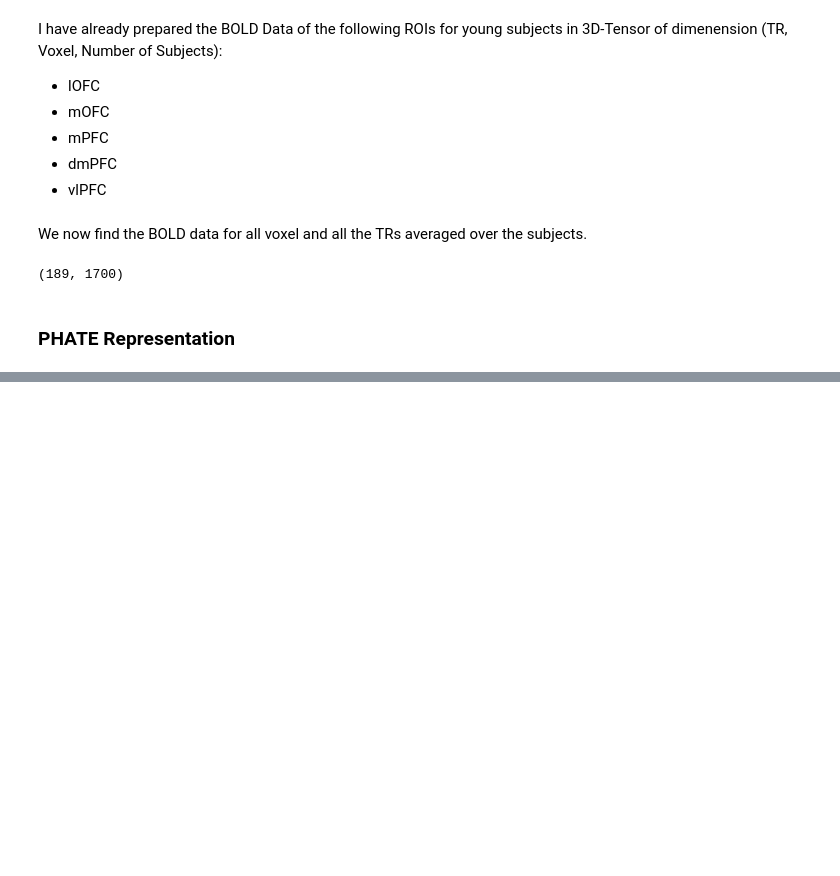
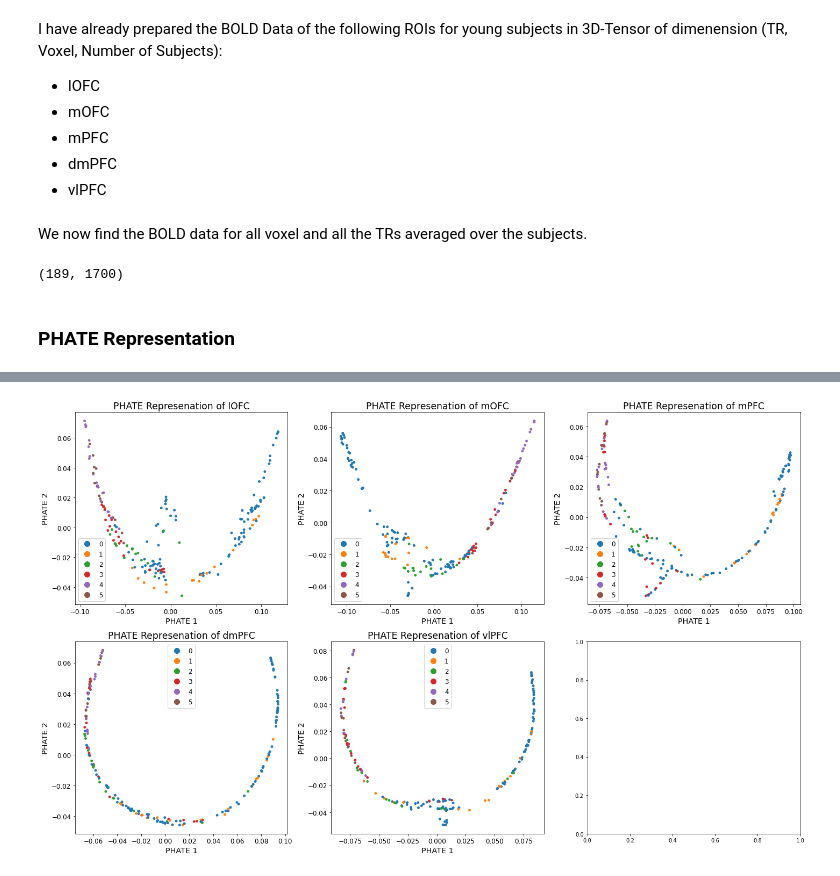
Before and after one commit to RishiDarkDevil/Neural-Uncertainty-Representation, a Jupyter notebook: PHATE_YOUNG.ipynb, the cells around one changed output, grey strips where cells are left out. Drawn from its saved outputs; the diff is of its cells as text; code cells hidden in the pictures; blank space fills up the shorter version.

```diff
--- a/PHATE_YOUNG.ipynb
+++ b/PHATE_YOUNG.ipynb
@@ -91,0 +77,9 @@ scp.plot.scatter2d?
+# %%
+fig, ax = plt.subplots(2,3, figsize=(20,12))
+i = 0
+for name, data in zip(ROIs, ROIs_data):
+  plot_phate_rep(data, [0]*56+[1]*17+[2]*17+[0]*44+[3]*21+[4]*19+[5]*15, ax[min(max(0, i-2),1),i%3], "PHATE Represenation of "+ name)
+  i += 1
+  fig.tight_layout()
+# %% [output]
+[figure, added]
```
Also changed, not shown: parts of 8 cells of this notebook.
